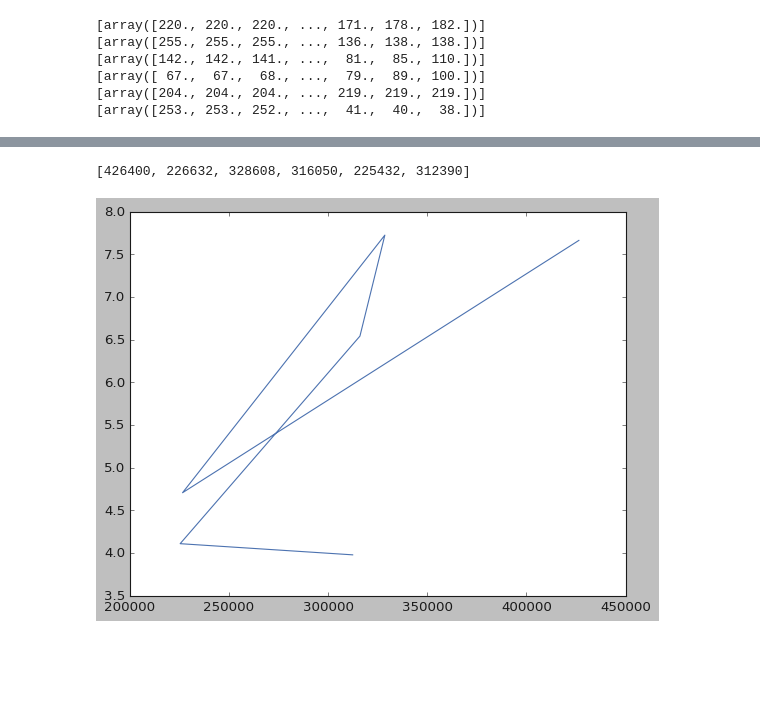
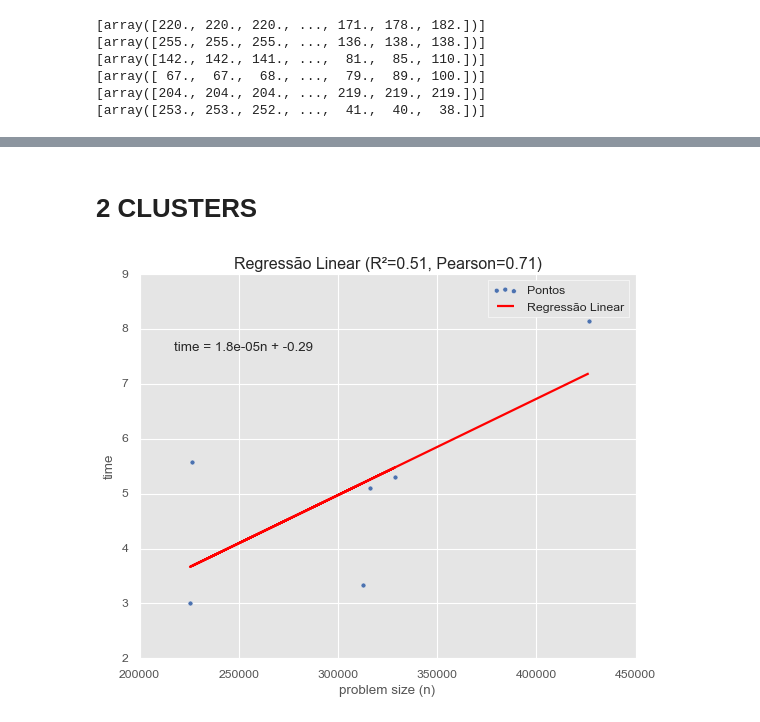
Before and after one commit to vinissmaciel/6-semestre, a Jupyter notebook: credito2.ipynb, the cells around one changed output, grey strips where cells are left out. Drawn from its saved outputs; the diff is of its cells as text; code cells hidden in the pictures; blank space fills up the shorter version.

```diff
--- a/credito2.ipynb
+++ b/credito2.ipynb
@@ -370,12 +380,64 @@ Cluster 3 limites 201.0 : 255.0
 ... (24 outputs left out)
-# %%
-#print(np.matrix(lista_full))
-print([image[0].n for image in lista_full])
-# %% [output]
-[426400, 226632, 328608, 316050, 225432, 312390]
 # %%
-plt.plot([image[0].n for image in lista_full], [image[0].t for image in lista_full])
-plt.show()
+# Calcular a regressão linear
+def show_linear_time(n,t):
+    slope, intercept, r_value, p_value, std_err = stats.linregress(n, t)
+    line = slope * np.array(n) + intercept
+
+    # Calcular R^2 (coeficiente de determinação) e o coeficiente de correlação de Pearson
+    r_squared = r_value ** 2
+    pearson_coeficiente = r_value
+
+    # Plotar os pontos e a linha de regressão linear
+    plt.scatter(n, t, label='Pontos')
+    plt.plot(n, line, color='red', label='Regressão Linear')
+
+    # Adicionar título com R^2 e o coeficiente de correlação de Pearson
+    titulo = f'Regressão Linear (R²={r_squared:.2f}, Pearson={pearson_coeficiente:.2f})'
+    plt.title(titulo)
+    # Adicionar legenda para a equação da linha
+    plt.text(0.07, 0.8, f'time = {slope:.2g}n + {intercept:.2g}', fontsize=12, transform=plt.gca().transAxes)
+
+    # Adicionar legendas
+    plt.xlabel('problem size (n)')
+    plt.ylabel('time')
+    plt.legend()
+
+    # Exibir o gráfico
+    plt.show()
+
+def show_linear_iter(n,t):
+    slope, intercept, r_value, p_value, std_err = stats.linregress(n, t)
+    line = slope * np.array(n) + intercept
+
+    # Calcular R^2 (coeficiente de determinação) e o coeficiente de correlação de Pearson
+    r_squared = r_value ** 2
+    pearson_coeficiente = r_value
+
+    # Plotar os pontos e a linha de regressão linear
+    plt.scatter(n, t, label='Pontos')
+    plt.plot(n, line, color='red', label='Regressão Linear')
+
+    # Adicionar título com R^2 e o coeficiente de correlação de Pearson
+    titulo = f'Regressão Linear (R²={r_squared:.2f}, Pearson={pearson_coeficiente:.2f})'
+    plt.title(titulo)
+    # Adicionar legenda para a equação da linha
+    plt.text(0.07, 0.8, f'iterations = {slope:.2g}n + {intercept:.2g}', fontsize=12, transform=plt.gca().transAxes)
+
+    # Adicionar legendas
+    plt.xlabel('problem size (n)')
+    plt.ylabel('iterations')
+    plt.legend()
+
+    # Exibir o gráfico
+    plt.show()
-# %% [output]
-[figure, removed]
+# %% [markdown]
+# 2 CLUSTERS
+# %%
+n = [image[0].n for image in lista_full]
+t = [image[0].t for image in lista_full]
+i = [image[0].iterations for image in lista_full]
+show_linear_time(n,t)
+# %% [output]
+[figure, added]
 # %%
```
Also changed, not shown: parts of 11 cells of this notebook.
